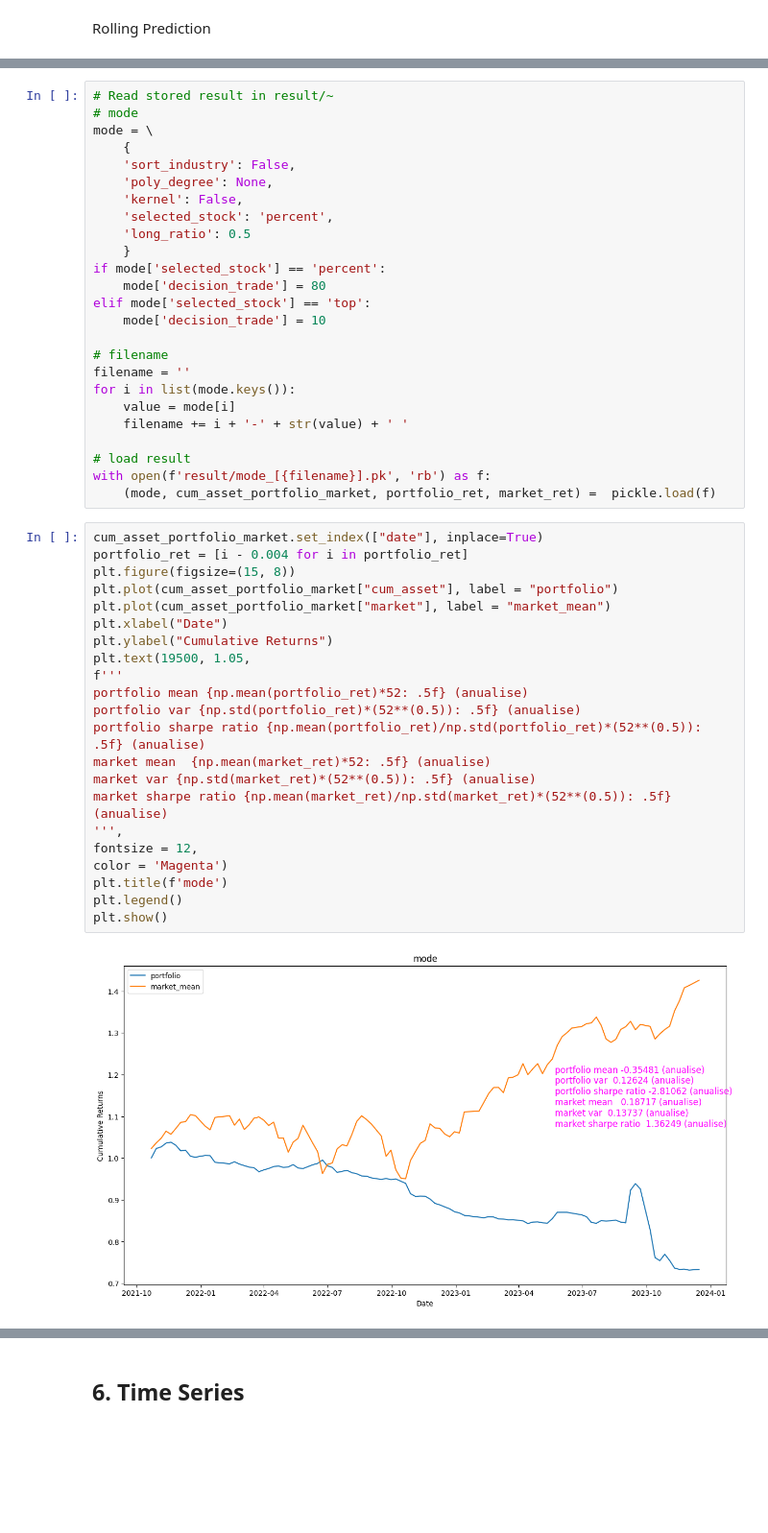
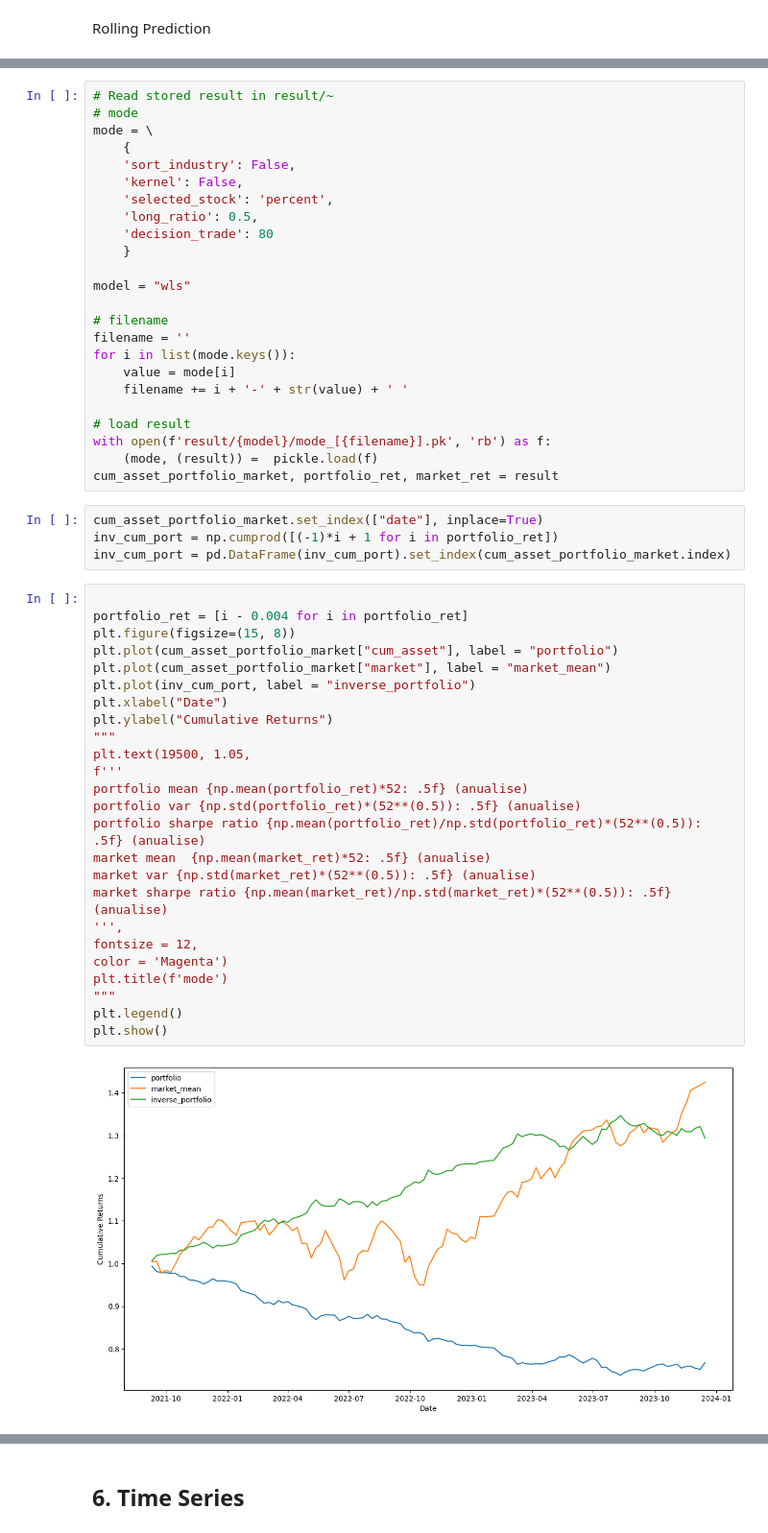
Before and after one commit to KJJHHH/Build-Portfolio, a Jupyter notebook: TEJ_portfolio/TEJ_Reg_Analysis.ipynb, the cells around one changed output, grey strips where cells are left out. Shown at 96% size. Drawn from its saved outputs; the diff is of its cells as text; blank space fills up the shorter version.

```diff
--- a/TEJ_portfolio/TEJ_Reg_Analysis.ipynb
+++ b/TEJ_portfolio/TEJ_Reg_Analysis.ipynb
@@ -1246,15 +995,13 @@ KeyboardInterrupt:
 mode = \
     {
     'sort_industry': False,
-    'poly_degree': None,
     'kernel': False,
     'selected_stock': 'percent',
-    'long_ratio': 0.5
+    'long_ratio': 0.5,
+    'decision_trade': 80
     }
-if mode['selected_stock'] == 'percent':
-    mode['decision_trade'] = 80
-elif mode['selected_stock'] == 'top':
-    mode['decision_trade'] = 10
+
+model = "wls"
 
 # filename
 filename = ''
@@ -1263,29 +1010,37 @@ for i in list(mode.keys()):
     filename += i + '-' + str(value) + ' '
 
 # load result
-with open(f'result/mode_[{filename}].pk', 'rb') as f:
-    (mode, cum_asset_portfolio_market, portfolio_ret, market_ret) =  pickle.load(f)
+with open(f'result/{model}/mode_[{filename}].pk', 'rb') as f:
+    (mode, (result)) =  pickle.load(f)
+cum_asset_portfolio_market, portfolio_ret, market_ret = result
+# %%
+cum_asset_portfolio_market.set_index(["date"], inplace=True)
+inv_cum_port = np.cumprod([(-1)*i + 1 for i in portfolio_ret])
+inv_cum_port = pd.DataFrame(inv_cum_port).set_index(cum_asset_portfolio_market.index)
 # %%
-cum_asset_portfolio_market.set_index(["date"], inplace=True)
+
 portfolio_ret = [i - 0.004 for i in portfolio_ret]
 plt.figure(figsize=(15, 8))
 plt.plot(cum_asset_portfolio_market["cum_asset"], label = "portfolio")
 plt.plot(cum_asset_portfolio_market["market"], label = "market_mean")
+plt.plot(inv_cum_port, label = "inverse_portfolio")
 plt.xlabel("Date")
 plt.ylabel("Cumulative Returns")
+"""
 plt.text(19500, 1.05,
 f'''
 portfolio mean {np.mean(portfolio_ret)*52: .5f} (anualise)
 portfolio var {np.std(portfolio_ret)*(52**(0.5)): .5f} (anualise)
 portfolio sharpe ratio {np.mean(portfolio_ret)/np.std(portfolio_ret)*(52**(0.5)): .5f} (anualise)
 market mean  {np.mean(market_ret)*52: .5f} (anualise)
 market var {np.std(market_ret)*(52**(0.5)): .5f} (anualise)
 market sharpe ratio {np.mean(market_ret)/np.std(market_ret)*(52**(0.5)): .5f} (anualise)
 ''',
 fontsize = 12,
 color = 'Magenta')
 plt.title(f'mode')
+"""
 plt.legend()
 plt.show()
 # %% [output]
-[figure, old version]
+[figure, new version]
```
Also changed, not shown: parts of 60 cells of this notebook, 2 other files.
